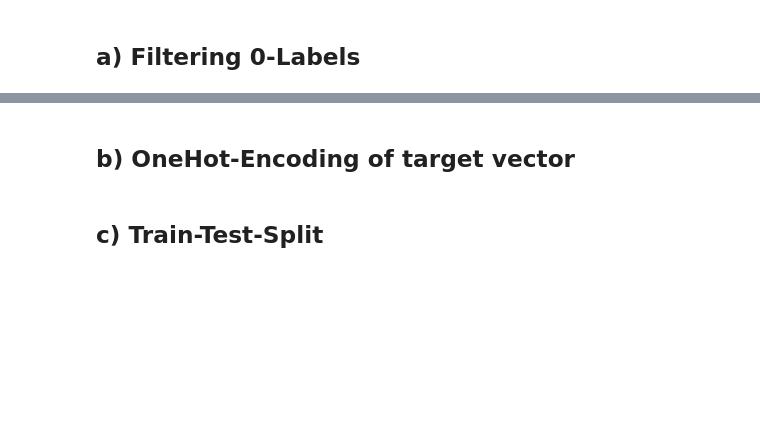
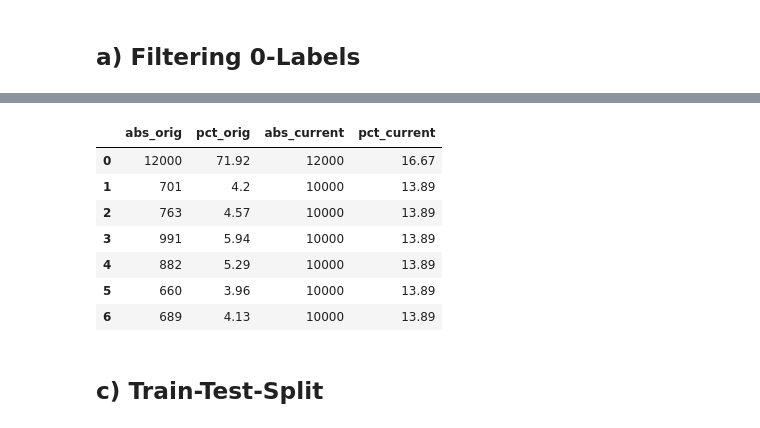
Before and after one commit to chriswegmann/drone_steering, a Jupyter notebook: models/model_gesture_svm_nip120.ipynb, the cells around one changed output, grey strips where cells are left out. Saved outputs shown, nothing was run; the diff lists cells and outputs as text; code cells hidden in the pictures; blank space fills up the shorter version.

```diff
--- a/models/model_gesture_svm_nip120.ipynb
+++ b/models/model_gesture_svm_nip120.ipynb
@@ -87,7 +159,15 @@ dr_up.display_information()
 # %%
-dr_up.upsample(n = 800, exceptions=[0,3])
-dr_up.display_information()
+dr_up.upsample(n = 10000, exceptions=[0])
+
 X_final = dr_up.X
 y_final = dr_up.y
+dr_up.display_information()
+# %% [output]
+|  | abs_orig | pct_orig | abs_current | pct_current |
+| 0 | 12000 | 71.92 | 12000 | 16.67 |
+| 1 | 701 | 4.2 | 10000 | 13.89 |
+| 2 | 763 | 4.57 | 10000 | 13.89 |
+| 3 | 991 | 5.94 | 10000 | 13.89 |
+| 4 | 882 | 5.29 | 10000 | 13.89 |
+| 5 | 660 | 3.96 | 10000 | 13.89 |
+| 6 | 689 | 4.13 | 10000 | 13.89 |
-# %% [markdown]
-## b) OneHot-Encoding of target vector
```
Also changed, not shown: parts of 24 cells of this notebook, 1 other file.
